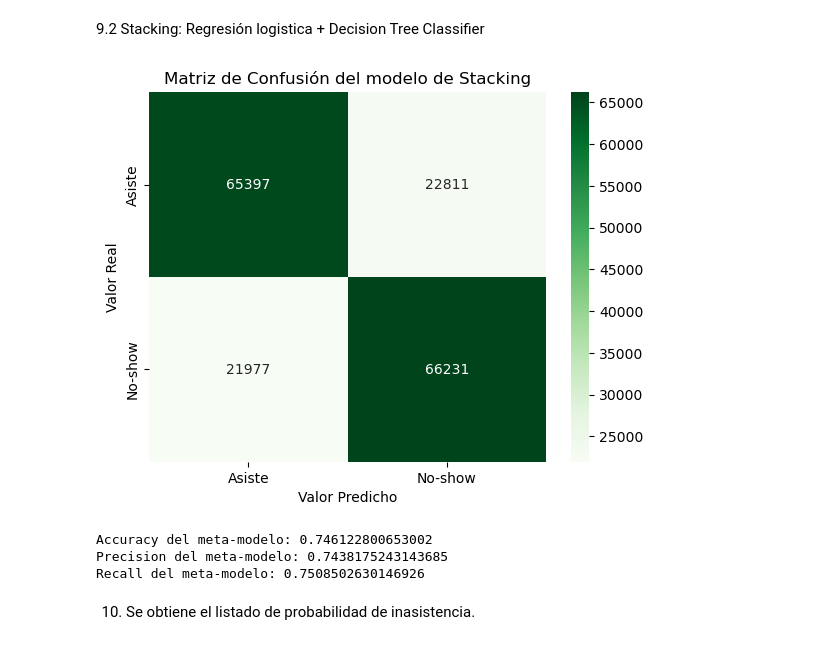
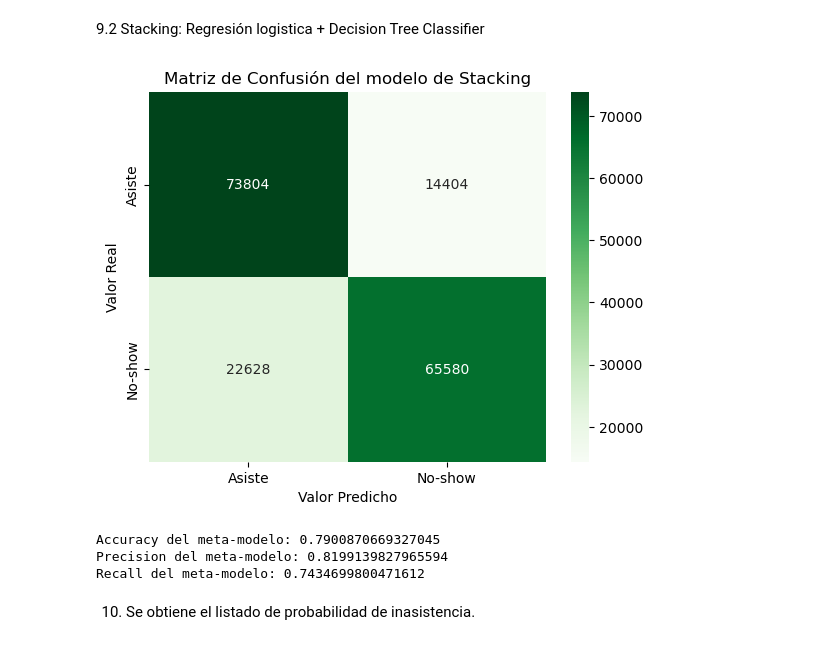
Before and after one commit to SValduezaL/TFM-Master-IA-INESDI, a Jupyter notebook: BBDD Kaagle/predicción_ inasistencia_v1.ipynb, the cells around one changed output. Drawn from its saved outputs; the diff is of its cells as text; code cells hidden in the pictures.

```diff
--- a/BBDD Kaagle/predicción_ inasistencia_v1.ipynb
+++ b/BBDD Kaagle/predicción_ inasistencia_v1.ipynb
@@ -294,8 +294,8 @@ param_grid = {
     'solver': ['newton-cg', 'lbfgs', 'liblinear', 'sag', 'saga'] # Algoritmos para la optimización
 }
 
-# Crear una instancia de GridSearchCV
-grid_search = GridSearchCV(clf_logistic, param_grid, cv=5, scoring='accuracy', verbose=1, n_jobs=-1)
+# Crear una instancia de GridSearchCV optimizada para la precisión
+grid_search = GridSearchCV(clf_logistic, param_grid, cv=5, scoring='precision', verbose=1, n_jobs=-1)
 
 # Ajustar GridSearchCV
 grid_search.fit(X_balanced_scaled, y_balanced)
@@ -345,8 +345,8 @@ param_grid = {
     'criterion': ['gini', 'entropy'] # Función para medir la calidad de una división
 }
 
-# Crear una instancia de GridSearchCV
-grid_search = GridSearchCV(DecisionTreeClassifier(), param_grid, cv=5, scoring='accuracy', n_jobs=-1)
+# Crear una instancia de GridSearchCV, optimizada para la precisión
+grid_search = GridSearchCV(DecisionTreeClassifier(), param_grid, cv=5, scoring='precision', n_jobs=-1)
 
 # Ajustar GridSearchCV a los datos
 grid_search.fit(X_balanced, y_balanced)
@@ -437,16 +437,16 @@ Recall (Datos Balanceados): 0.778058679484854
 # %%
 # Definir los modelos base con los parámetros optimizados
 clf_tree_balanced = DecisionTreeClassifier(
-    criterion='gini',
-    max_depth=20,
+    criterion='entropy',
+    max_depth=10,
     min_samples_split=2,
-    min_samples_leaf=2
+    min_samples_leaf=4
 )
 clf_logistic = LogisticRegression(
     max_iter=1000,
     penalty='l2',
-    C=0.1,
-    solver='newton-cg'
+    C=1,
+    solver='lbfgs'
 )
 
 # Configurar el k-fold cross-validation
@@ -471,37 +471,37 @@ for train_index, test_index in kf.split(X_balanced_scaled):
 
 # Usar las predicciones como características para el meta-modelo
 X_meta_train = np.hstack((y_pred_tree, y_pred_logistic))
 
 # Crear y entrenar el meta-modelo
 meta_model = LogisticRegression()
 meta_model.fit(X_meta_train, y_balanced)
 
 # Obtener las etiquetas de clase predichas para la matriz de confusión y las métricas
 y_pred_meta = cross_val_predict(meta_model, X_meta_train, y_balanced, cv=5, method='predict')
 
 # Crear la matriz de confusión y calcular las métricas
 confusion_mat_meta = confusion_matrix(y_balanced, y_pred_meta)
 accuracy_meta = accuracy_score(y_balanced, y_pred_meta)
 precision_meta = precision_score(y_balanced, y_pred_meta, pos_label=1)
 recall_meta = recall_score(y_balanced, y_pred_meta, pos_label=1)
 
 # Visualizar la matriz de confusión
 labels = ['Asiste', 'No-show']
 sns.heatmap(confusion_mat_meta, annot=True, fmt='d', cmap='Greens', xticklabels=labels, yticklabels=labels)
 plt.title('Matriz de Confusión del modelo de Stacking')
 plt.xlabel('Valor Predicho')
 plt.ylabel('Valor Real')
 plt.show()
 
 # Imprimir las métricas de evaluación
 print("Accuracy del meta-modelo:", accuracy_meta)
 print("Precision del meta-modelo:", precision_meta)
 print("Recall del meta-modelo:", recall_meta)
 # %% [output]
-[figure, old version]
+[figure, new version]
-Accuracy del meta-modelo: 0.746122800653002
-Precision del meta-modelo: 0.7438175243143685
-Recall del meta-modelo: 0.7508502630146926
+Accuracy del meta-modelo: 0.7900870669327045
+Precision del meta-modelo: 0.8199139827965594
+Recall del meta-modelo: 0.7434699800471612
 # %% [markdown]
 10. Se obtiene el listado de probabilidad de inasistencia.
 # %%
```
Also changed, not shown: parts of 2 cells of this notebook.
